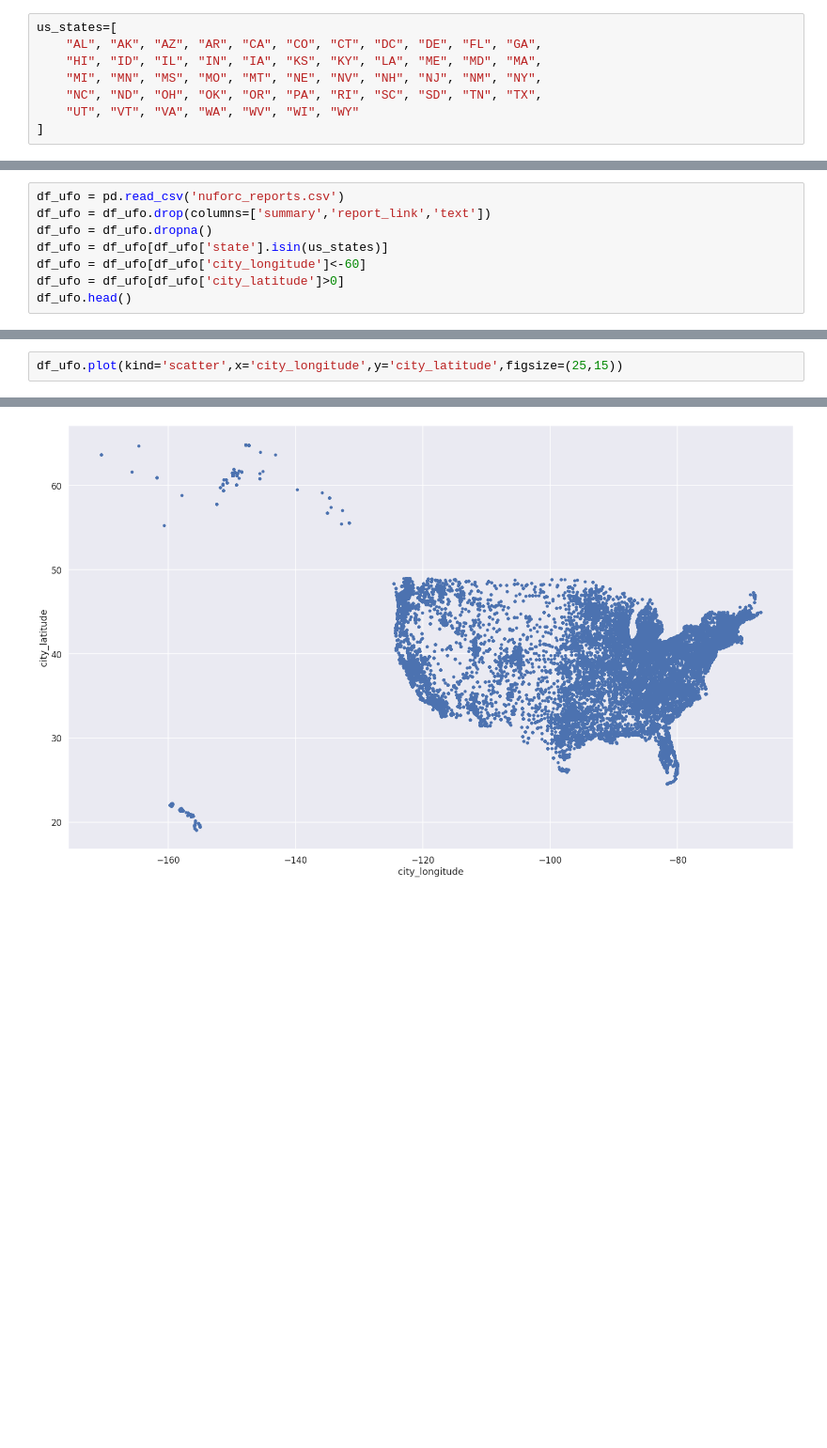
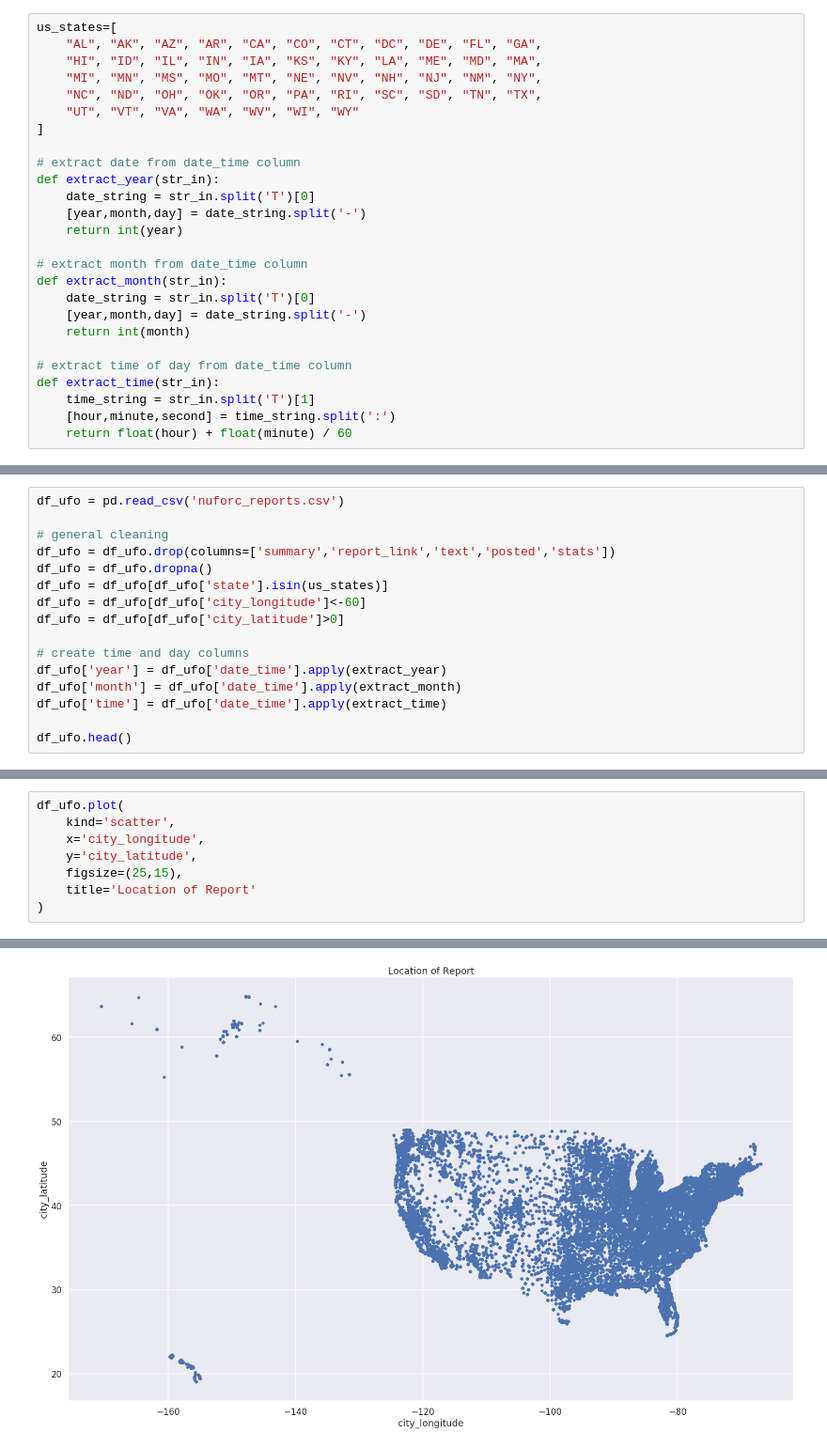
Before and after one commit to timnordahl/ufo-data-analysis, a Jupyter notebook: final.ipynb, the cells around one changed output, grey strips where cells are left out. Shown at 94% size. Saved outputs shown, nothing was run; the diff lists cells and outputs as text; blank space fills up the shorter version.

```diff
--- a/final.ipynb
+++ b/final.ipynb
@@ -12,3 +40,21 @@ us_states=[
     "NC", "ND", "OH", "OK", "OR", "PA", "RI", "SC", "SD", "TN", "TX",
     "UT", "VT", "VA", "WA", "WV", "WI", "WY"
 ]
+
+# extract date from date_time column
+def extract_year(str_in):
+    date_string = str_in.split('T')[0]
+    [year,month,day] = date_string.split('-')
+    return int(year)
+
+# extract month from date_time column
+def extract_month(str_in):
+    date_string = str_in.split('T')[0]
+    [year,month,day] = date_string.split('-')
+    return int(month)
+
+# extract time of day from date_time column
+def extract_time(str_in):
+    time_string = str_in.split('T')[1]
+    [hour,minute,second] = time_string.split(':')
+    return float(hour) + float(minute) / 60
@@ -19,9 +61,17 @@ pd.set_option('precision', 2)
 # %%
 df_ufo = pd.read_csv('nuforc_reports.csv')
-df_ufo = df_ufo.drop(columns=['summary','report_link','text'])
+
+# general cleaning
+df_ufo = df_ufo.drop(columns=['summary','report_link','text','posted','stats'])
 df_ufo = df_ufo.dropna()
 df_ufo = df_ufo[df_ufo['state'].isin(us_states)]
 df_ufo = df_ufo[df_ufo['city_longitude']<-60]
 df_ufo = df_ufo[df_ufo['city_latitude']>0]
+
+# create time and day columns
+df_ufo['year'] = df_ufo['date_time'].apply(extract_year)
+df_ufo['month'] = df_ufo['date_time'].apply(extract_month)
+df_ufo['time'] = df_ufo['date_time'].apply(extract_time)
+
 df_ufo.head()
 # %% [output]
@@ -34,7 +86,13 @@ df_ufo.head()
 # %%
-df_ufo.plot(kind='scatter',x='city_longitude',y='city_latitude',figsize=(25,15))
+df_ufo.plot(
+    kind='scatter',
+    x='city_longitude',
+    y='city_latitude',
+    figsize=(25,15),
+    title='Location of Report'
+)
 # %% [output]
 'c' argument looks like a single numeric RGB or RGBA sequence, which should be avoided as value-mapping will have precedence in case its length matches with 'x' & 'y'.  Please use a 2-D array with a s ...
 <matplotlib.axes._subplots.AxesSubplot at 0x...>
-[figure, old version]
+[figure, new version]
 # %%
```
Also changed, not shown: parts of 21 cells of this notebook.
